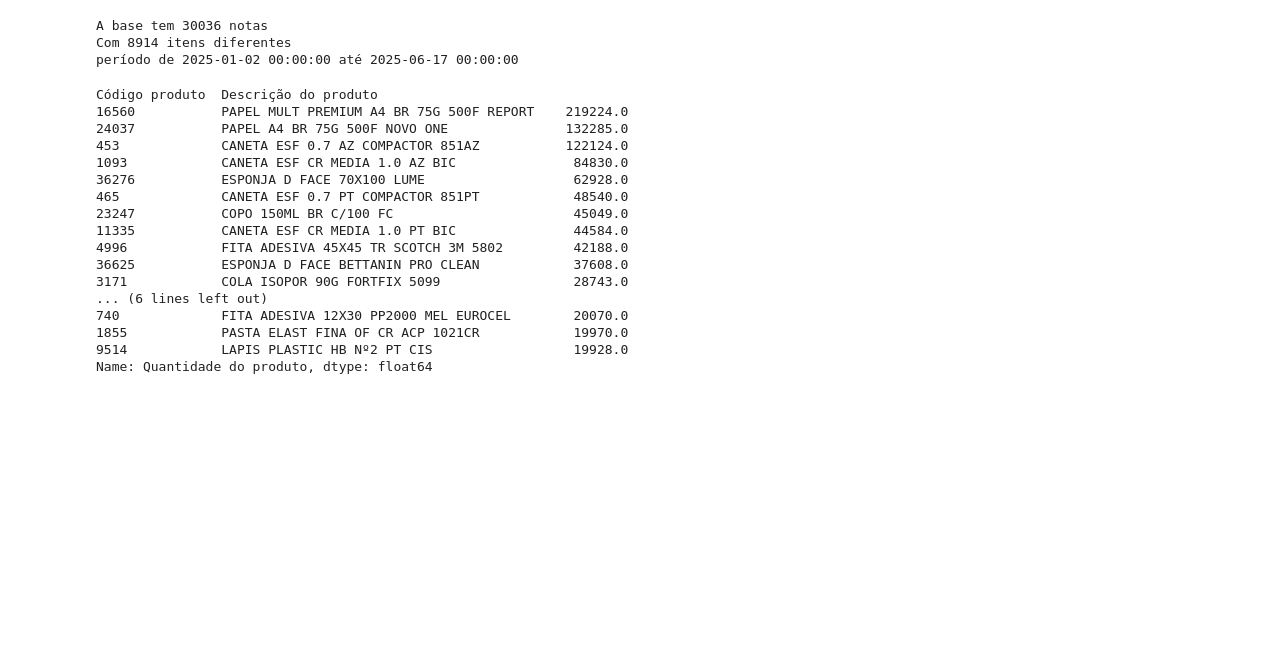
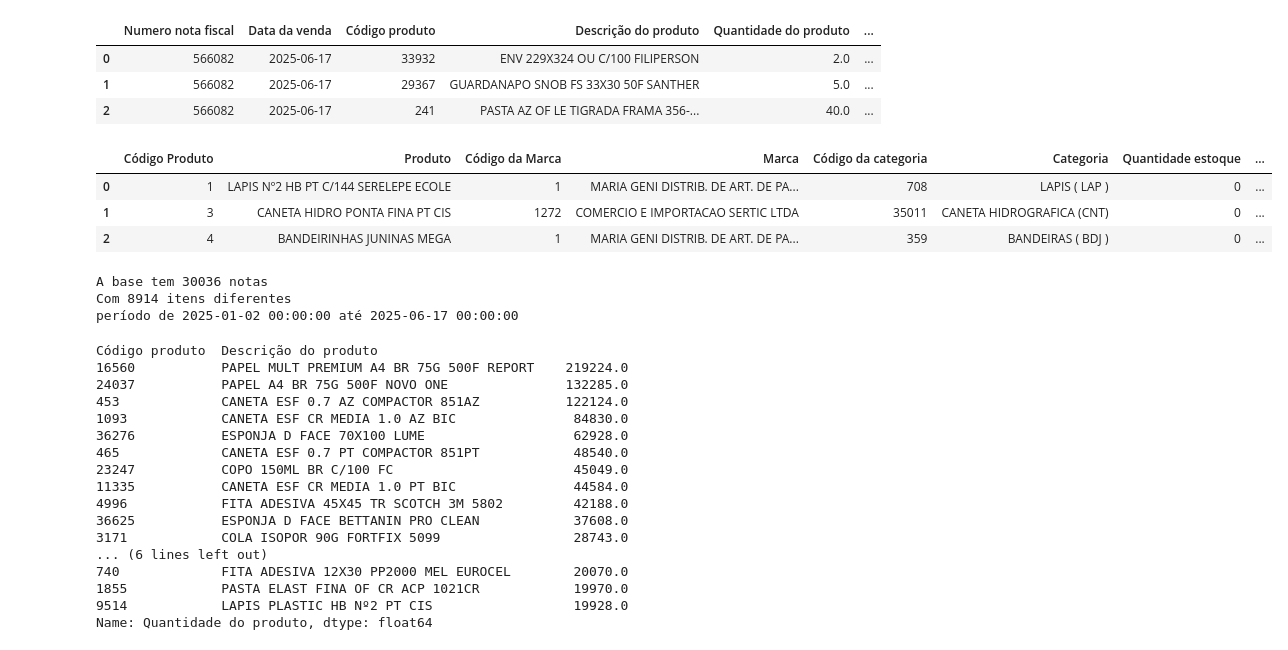
Before and after one commit to PauloQuirinoMN/Sistema-de-Recomendacao-e-Cross-selling, a Jupyter notebook: exploratoria.ipynb, the cells around one changed output. Drawn from its saved outputs; the diff is of its cells as text; code cells hidden in the pictures; blank space fills up the shorter version.

```diff
--- a/exploratoria.ipynb
+++ b/exploratoria.ipynb
@@ -4,3 +4,10 @@ import pandas as pd
 caminho_notas = "bases/bases_limpas/base_vendas_limpas.xlsx"
 base_notas = pd.read_excel(caminho_notas)
 base_notas["Data da venda"] = pd.to_datetime(base_notas["Data da venda"])
+# %%
+base_notas.head(3)
+# %% [output]
+|  | Numero nota fiscal | Data da venda | Código produto | Descrição do produto | Quantidade do produto | ... |
+| 0 | 566082 | 2025-06-17 | 33932 | ENV 229X324 OU C/100 FILIPERSON | 2.0 | ... |
+| 1 | 566082 | 2025-06-17 | 29367 | GUARDANAPO SNOB FS 33X30 50F SANTHER | 5.0 | ... |
+| 2 | 566082 | 2025-06-17 | 241 | PASTA AZ OF LE TIGRADA FRAMA 356-... | 40.0 | ... |
@@ -7,3 +17,10 @@ base_notas["Data da venda"] = pd.to_datetime(base_notas["Data da venda"])
+# %%
+base_estoque.head(3)
+# %% [output]
+|  | Código Produto | Produto | Código da Marca | Marca | Código da categoria | Categoria | Quantidade estoque | ... |
+| 0 | 1 | LAPIS Nº2 HB PT C/144 SERELEPE ECOLE | 1 | MARIA GENI DISTRIB. DE ART. DE PA... | 708 | LAPIS ( LAP ) | 0 | ... |
+| 1 | 3 | CANETA HIDRO PONTA FINA PT CIS | 1272 | COMERCIO E IMPORTACAO SERTIC LTDA | 35011 | CANETA HIDROGRAFICA (CNT) | 0 | ... |
+| 2 | 4 | BANDEIRINHAS JUNINAS MEGA | 1 | MARIA GENI DISTRIB. DE ART. DE PA... | 359 | BANDEIRAS ( BDJ ) | 0 | ... |
 # %%
 # Volume de dados: Quantas notas fiscais tem? Qual o período coberto?
 
```
Also changed, not shown: parts of 9 cells of this notebook, 2 other files.
